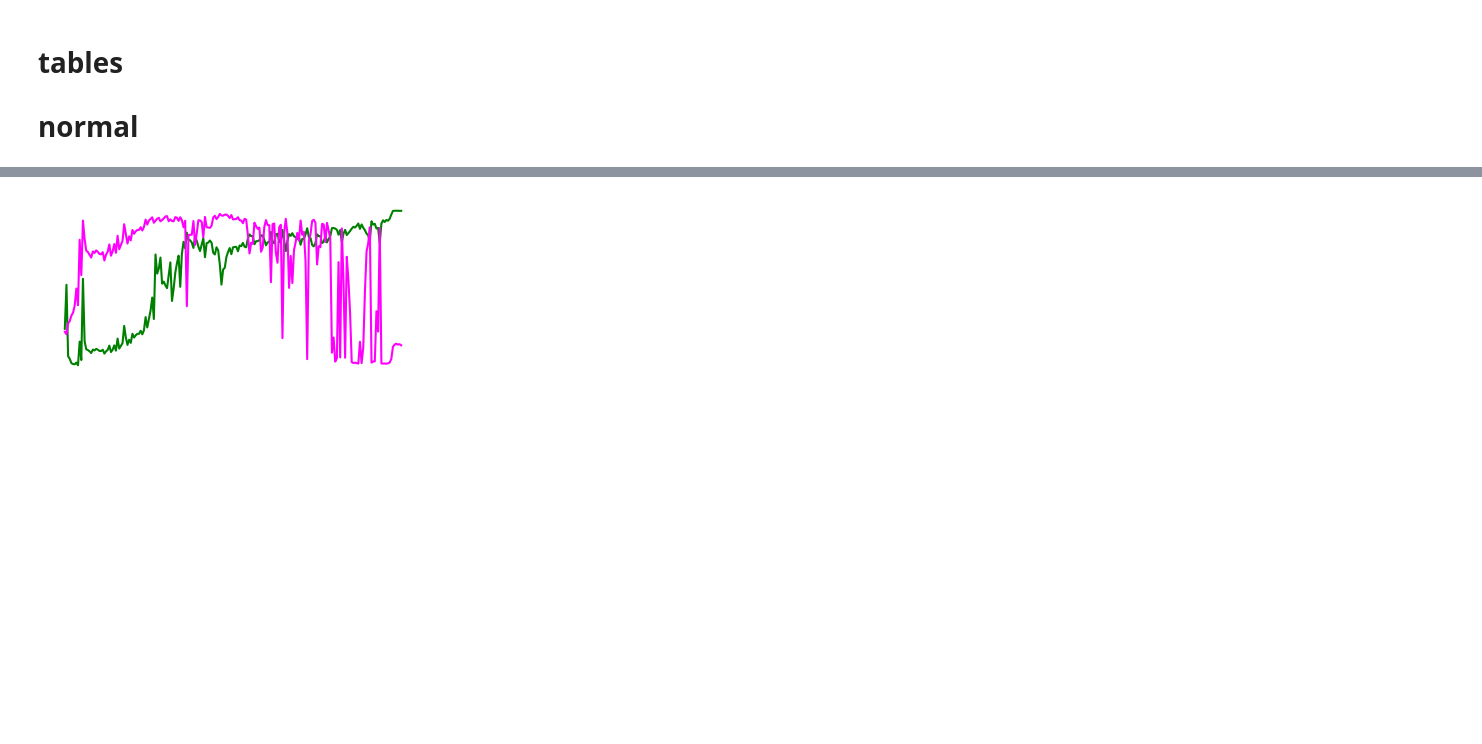
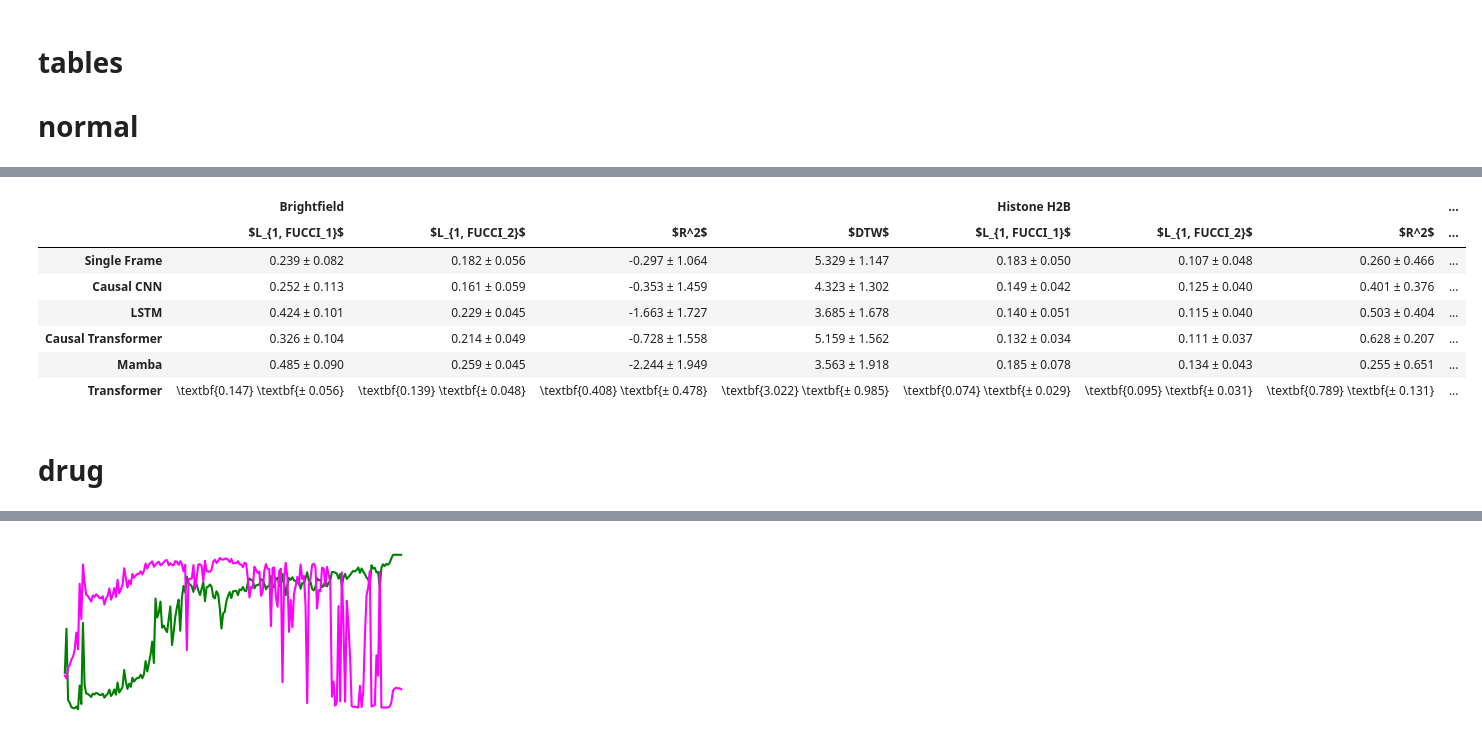
Before and after one commit to louisleger/cell-cycle, a Jupyter notebook: nb_result_analysis/tables_notebook-louis.ipynb, the cells around one changed output, grey strips where cells are left out. Saved outputs shown, nothing was run; the diff lists cells and outputs as text; code cells hidden in the pictures; blank space fills up the shorter version.

```diff
--- a/nb_result_analysis/tables_notebook-louis.ipynb
+++ b/nb_result_analysis/tables_notebook-louis.ipynb
@@ -118,19 +144,0 @@ h2b xtransformer
-# %%
-latex_df = data_.copy()
-import itertools
-for col in itertools.product(list(super_columns.values()), ['L_1', 'L_{1, FUCCI_1}', 'L_{1, FUCCI_2}', 'DTW']):
-    min_value = data_[col].min()
-    latex_df[col] = data_[col].apply(
-        lambda x: f"\\textbf{{{x:.3f}}}" if x == min_value else f"{x:.3f}"
-    )
-
-for col in itertools.product(list(super_columns.values()), ['R^2']):
-    max_value = data_[col].max()
-    latex_df[col] = data_[col].apply(
-        lambda x: f"\\textbf{{{x:.3f}}}" if x == max_value else f"{x:.3f}"
-    )
-
-latex_df.to_latex(index=True, escape=False)
-# Save the LaTeX table to a file
-with open("table1.tex", "w") as f:
-    f.write(latex_df.to_latex(index=True, escape=False))
@@ -138,0 +145,7 @@ with open("table1.tex", "w") as f:
+# %%
+sel_metrics = ['$L_{1, FUCCI_1}$', '$L_{1, FUCCI_2}$', '$R^2_{FUCCI_1}$', '$R^2_{FUCCI_2}$', '$DTW$', ]
+new_columns = pd.MultiIndex.from_product([list(super_columns.values()), sel_metrics])
+latex_df_sel = latex_df[new_columns]
+display(latex_df_sel)
+with open("table1_selected_plusminus.tex", "w") as f:
+    f.write(latex_df_sel.to_latex(index=True, escape=False))
@@ -138,0 +161,18 @@ with open("table1.tex", "w") as f:
+# %%
+sel_metrics = ['$L_{1, FUCCI_1}$', '$L_{1, FUCCI_2}$', '$R^2$' , '$DTW$', ]
+new_columns = pd.MultiIndex.from_product([list(super_columns.values()), sel_metrics])
+latex_df_sel = latex_df[new_columns]
+display(latex_df_sel)
+with open("table1_selected_short_plusminus_drug.tex", "w") as f:
+    f.write(latex_df_sel.to_latex(index=True, escape=False))
+# %% [output]
+|  | Brightfield |  |  |  | Histone H2B |  |  | ... |
+|  | $L_{1, FUCCI_1}$ | $L_{1, FUCCI_2}$ | $R^2$ | $DTW$ | $L_{1, FUCCI_1}$ | $L_{1, FUCCI_2}$ | $R^2$ | ... |
+| Single Frame | 0.239 ± 0.082 | 0.182 ± 0.056 | -0.297 ± 1.064 | 5.329 ± 1.147 | 0.183 ± 0.050 | 0.107 ± 0.048 | 0.260 ± 0.466 | ... |
+| Causal CNN | 0.252 ± 0.113 | 0.161 ± 0.059 | -0.353 ± 1.459 | 4.323 ± 1.302 | 0.149 ± 0.042 | 0.125 ± 0.040 | 0.401 ± 0.376 | ... |
+| LSTM | 0.424 ± 0.101 | 0.229 ± 0.045 | -1.663 ± 1.727 | 3.685 ± 1.678 | 0.140 ± 0.051 | 0.115 ± 0.040 | 0.503 ± 0.404 | ... |
+| Causal Transformer | 0.326 ± 0.104 | 0.214 ± 0.049 | -0.728 ± 1.558 | 5.159 ± 1.562 | 0.132 ± 0.034 | 0.111 ± 0.037 | 0.628 ± 0.207 | ... |
+| Mamba | 0.485 ± 0.090 | 0.259 ± 0.045 | -2.244 ± 1.949 | 3.563 ± 1.918 | 0.185 ± 0.078 | 0.134 ± 0.043 | 0.255 ± 0.651 | ... |
+| Transformer | \textbf{0.147} \textbf{± 0.056} | \textbf{0.139} \textbf{± 0.048} | \textbf{0.408} \textbf{± 0.478} | \textbf{3.022} \textbf{± 0.985} | \textbf{0.074} \textbf{± 0.029} | \textbf{0.095} \textbf{± 0.031} | \textbf{0.789} \textbf{± 0.131} | ... |
+# %% [markdown]
+# drug
```
Also changed, not shown: parts of 24 cells of this notebook, 4 other files.
